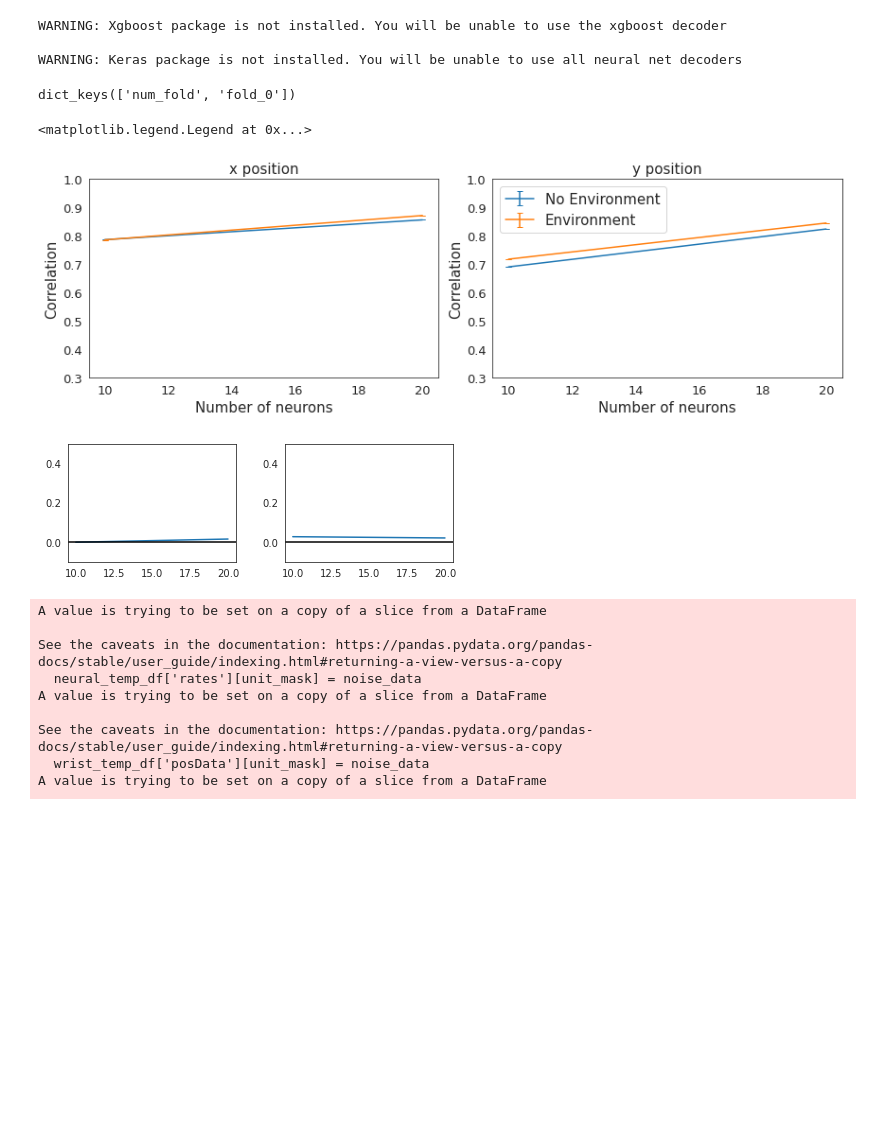
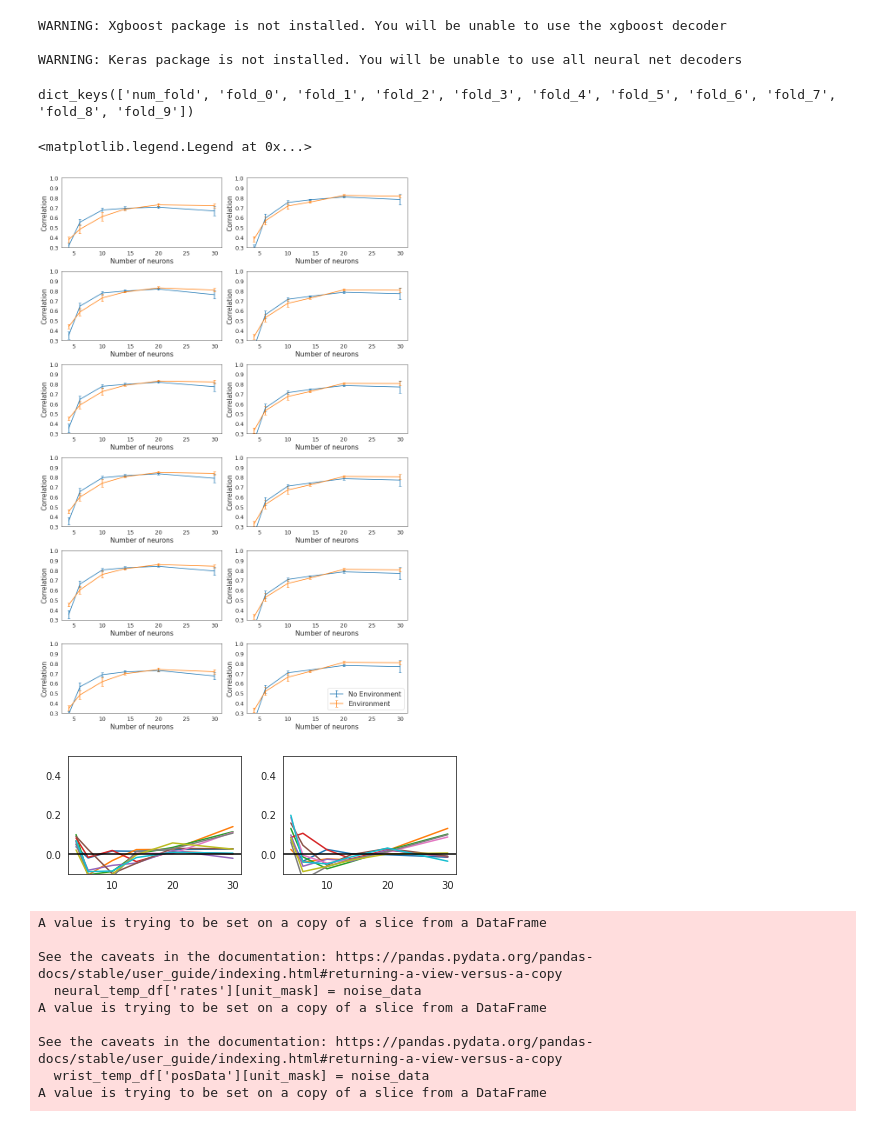
Before and after one commit to ntolley/ncm_2023, a Jupyter notebook: notebooks/make_neuron_sort_plot.ipynb, the cells around one changed output. Saved outputs shown, nothing was run; the diff lists cells and outputs as text; code cells hidden in the pictures; blank space fills up the shorter version.

```diff
--- a/notebooks/make_neuron_sort_plot.ipynb
+++ b/notebooks/make_neuron_sort_plot.ipynb
@@ -25,14 +25,14 @@ WARNING: Xgboost package is not installed. You will be unable to use the xgboost
 WARNING: Keras package is not installed. You will be unable to use all neural net decoders
 # %%
 # read python dict back from the file
-data_file = open('../data/SPK20220308/neuron_num_results/neuron_sort_results_alternate.pkl', 'rb')
+data_file = open('../data/SPK20220308/neuron_num_results/neuron_sort_results_10fold_cosinedist_2back.pkl', 'rb')
 
 num_neuron_dict = pickle.load(data_file)
 data_file.close()
 # %%
 num_neuron_dict.keys()
 # %% [output]
-dict_keys(['num_fold', 'fold_0'])
+dict_keys(['num_fold', 'fold_0', 'fold_1', 'fold_2', 'fold_3', 'fold_4', 'fold_5', 'fold_6', 'fold_7', 'fold_8', 'fold_9'])
 # %%
 num_fold = num_neuron_dict['num_fold']
 
@@ -56,33 +56,33 @@ notask_res = np.stack(notask_res)
 # %%
 labelsize=15
 ticksize=13
 task_mean = np.mean(task_res, axis=0)
 task_std = np.std(task_res,  axis=0)
 
 notask_mean = np.mean(notask_res, axis=0)
 notask_std = np.std(notask_res,  axis=0)
 
 titles=['x position', 'y position']
-plt.figure(figsize=(12,4))
-for plot_idx in range(2):
-    plt.subplot(1,2,plot_idx+1)
+plt.figure(figsize=(12,18))
+for plot_idx in range(12):
+    plt.subplot(6,2,plot_idx+1)
     plt.errorbar(x=num_neuron_list, y=notask_mean[:,plot_idx], yerr=notask_std[:,plot_idx], capsize=3, label='No Environment')
     plt.errorbar(x=num_neuron_list, y=task_mean[:,plot_idx], yerr=task_std[:,plot_idx], capsize=3, label='Environment')
 
     plt.tight_layout()
     plt.ylim(0.3,1)
-    plt.title(titles[plot_idx], fontsize=labelsize)
+    # plt.title(titles[plot_idx], fontsize=labelsize)
     plt.xlabel('Number of neurons', fontsize=labelsize)
     plt.ylabel('Correlation', fontsize=labelsize)
     plt.xticks(fontsize=ticksize)
     plt.yticks(fontsize=ticksize)
     plt.tight_layout()
 
 plt.legend(fontsize=labelsize)
 # plt.savefig('neuron_sort_curve.svg')
 # %% [output]
 <matplotlib.legend.Legend at 0x...>
-[figure, old version]
+[figure, new version]
 # %%
 plt.figure(figsize=(6,6))
 for plot_idx in range(2):
@@ -97,7 +97,7 @@ for plot_idx in range(2):
     plt.axhline(y=0, color='k')
     plt.ylim(-0.1, 0.5)
 # %% [output]
-[figure, old version]
+[figure, new version]
 # %%
 neural_offset = 10 # try 50-150 ms offset
 window_size = 70
```
Also changed, not shown: parts of 2 cells of this notebook, 5 other files.
